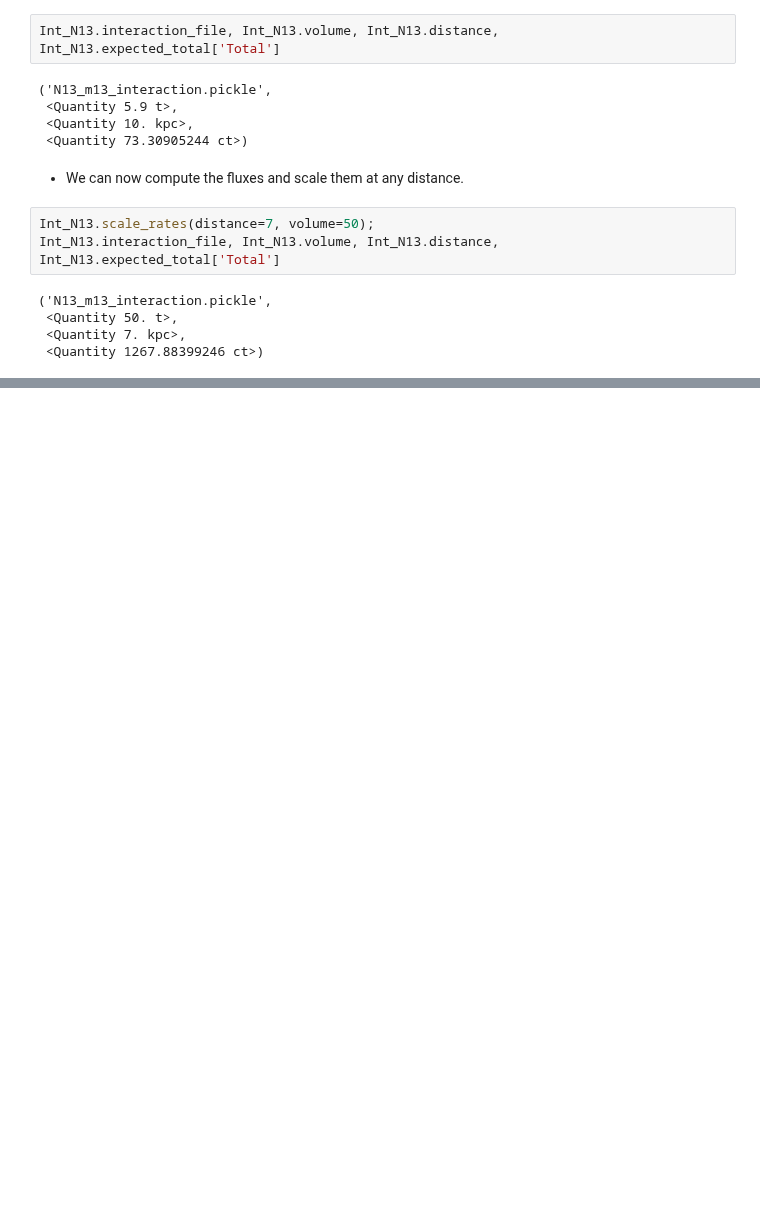
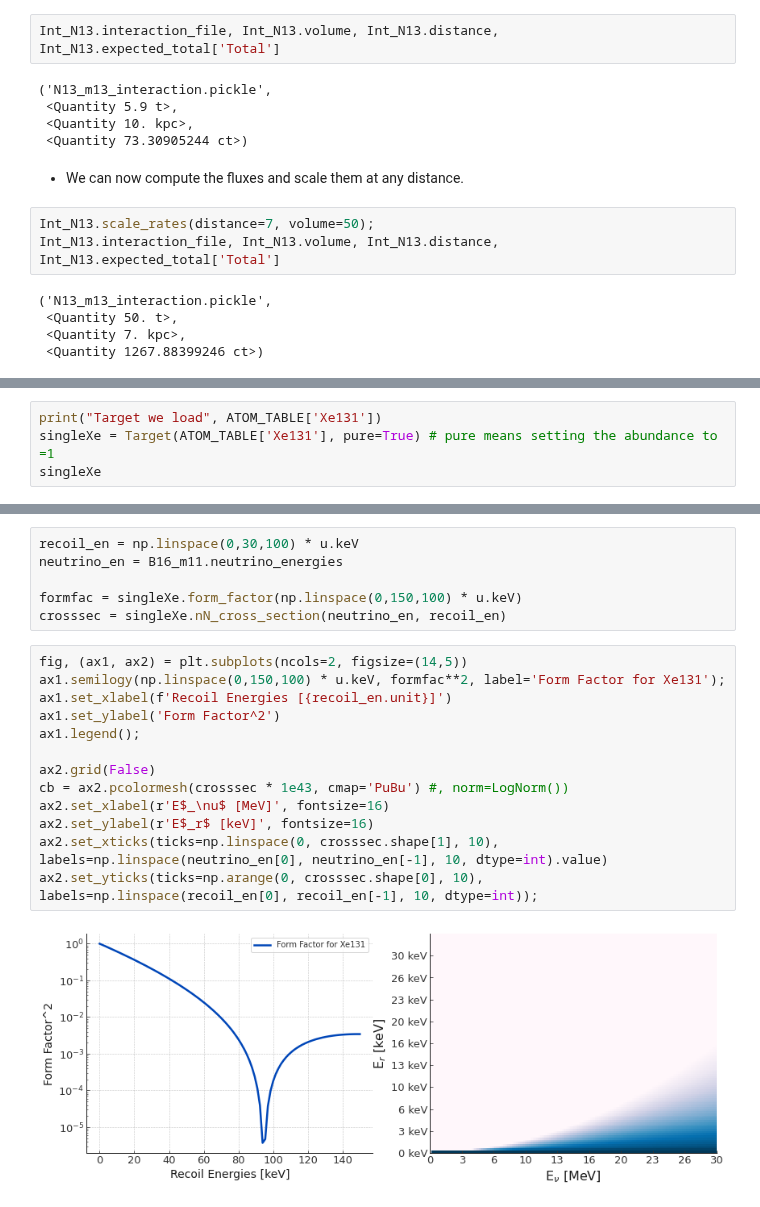
Before and after one commit to XENONnT/multimessenger, a Jupyter notebook: notebooks/SNAX-tutorial.ipynb, the cells around one changed output, grey strips where cells are left out. Cells and saved outputs as stored; diff of their text form; blank space fills up the shorter version.

```diff
--- a/notebooks/SNAX-tutorial.ipynb
+++ b/notebooks/SNAX-tutorial.ipynb
@@ -308,0 +359,4 @@ axes[-1].set_xlim(5e-6, None)
+# %%
+print("Target we load", ATOM_TABLE['Xe131'])
+singleXe = Target(ATOM_TABLE['Xe131'], pure=True) # pure means setting the abundance to =1
+singleXe
@@ -308,0 +414,21 @@ axes[-1].set_xlim(5e-6, None)
+# %%
+recoil_en = np.linspace(0,30,100) * u.keV
+neutrino_en = B16_m11.neutrino_energies
+
+formfac = singleXe.form_factor(np.linspace(0,150,100) * u.keV)
+crosssec = singleXe.nN_cross_section(neutrino_en, recoil_en)
+# %%
+fig, (ax1, ax2) = plt.subplots(ncols=2, figsize=(14,5))
+ax1.semilogy(np.linspace(0,150,100) * u.keV, formfac**2, label='Form Factor for Xe131');
+ax1.set_xlabel(f'Recoil Energies [{recoil_en.unit}]')
+ax1.set_ylabel('Form Factor^2')
+ax1.legend();
+
+ax2.grid(False)
+cb = ax2.pcolormesh(crosssec * 1e43, cmap='PuBu') #, norm=LogNorm())
+ax2.set_xlabel(r'E$_\nu$ [MeV]', fontsize=16)
+ax2.set_ylabel(r'E$_r$ [keV]', fontsize=16)
+ax2.set_xticks(ticks=np.linspace(0, crosssec.shape[1], 10), labels=np.linspace(neutrino_en[0], neutrino_en[-1], 10, dtype=int).value)
+ax2.set_yticks(ticks=np.arange(0, crosssec.shape[0], 10), labels=np.linspace(recoil_en[0], recoil_en[-1], 10, dtype=int));
+# %% [output]
+[figure, added]
```
Also changed, not shown: parts of 43 cells of this notebook.
